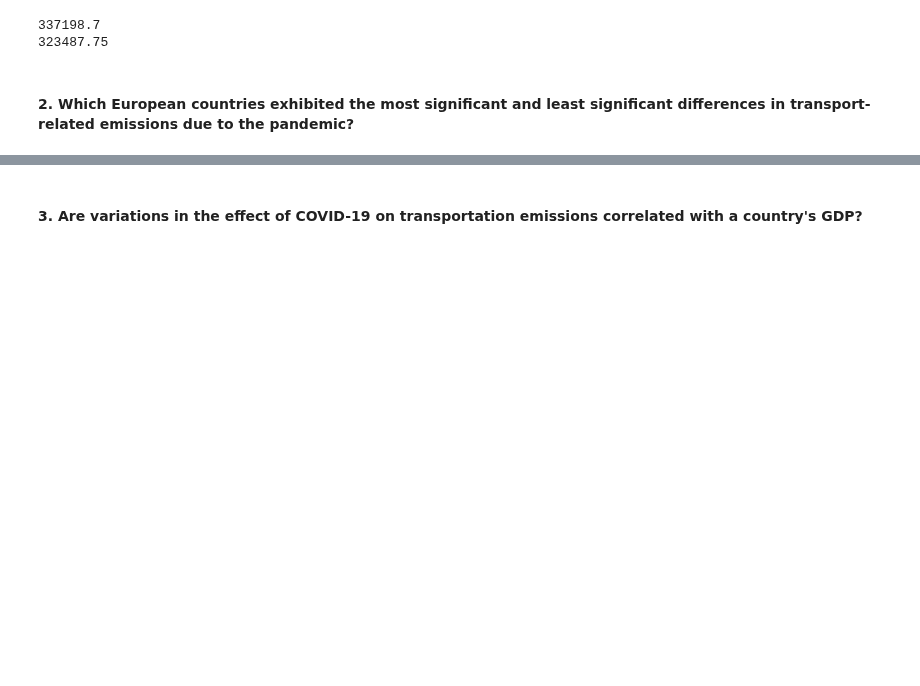
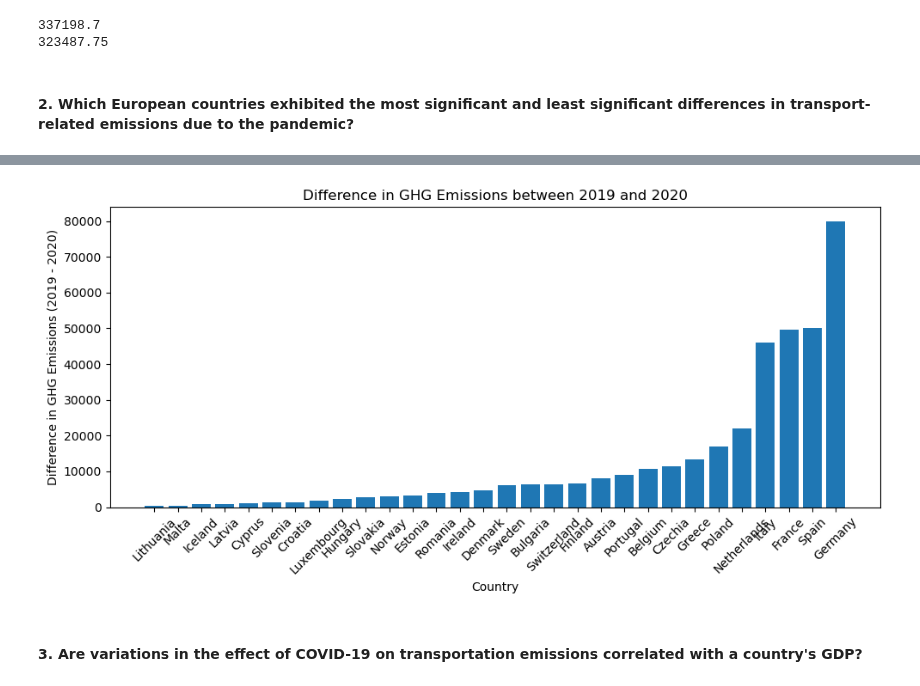
Before and after one commit to HHappy7/TIL6010-GroupProject, a Jupyter notebook: GroupProject-Layout.ipynb, the cells around one changed output, grey strips where cells are left out. Saved outputs shown, nothing was run; the diff lists cells and outputs as text; code cells hidden in the pictures; blank space fills up the shorter version.

```diff
--- a/GroupProject-Layout.ipynb
+++ b/GroupProject-Layout.ipynb
@@ -283,3 +256,25 @@ plt.show()
+# %%
+# Calculate the differences between 2019 and 2020
+difference = df_GHG['2019'] - df_GHG['2020']
+
+# Sort the data
+sort_indices = np.argsort(difference)
+countries_sorted = df_GHG['Country'].iloc[sort_indices]
+difference_sorted = difference.iloc[sort_indices]
+
+# Creating the bar plot
+plt.figure(figsize=(10, 5))
+plt.bar(countries_sorted, difference_sorted)
+plt.xlabel('Country')
+plt.ylabel('Difference in GHG Emissions (2019 - 2020)')
+plt.title('Difference in GHG Emissions between 2019 and 2020')
+plt.xticks(rotation=45)
+
+# Displaying the plot
+plt.tight_layout()
+plt.show()
+# %% [output]
+[figure, added]
 # %% [markdown]
 #### 3. Are variations in the effect of COVID-19 on transportation emissions correlated with a country's GDP?
 # %%
```
Also changed, not shown: parts of 7 cells of this notebook.
